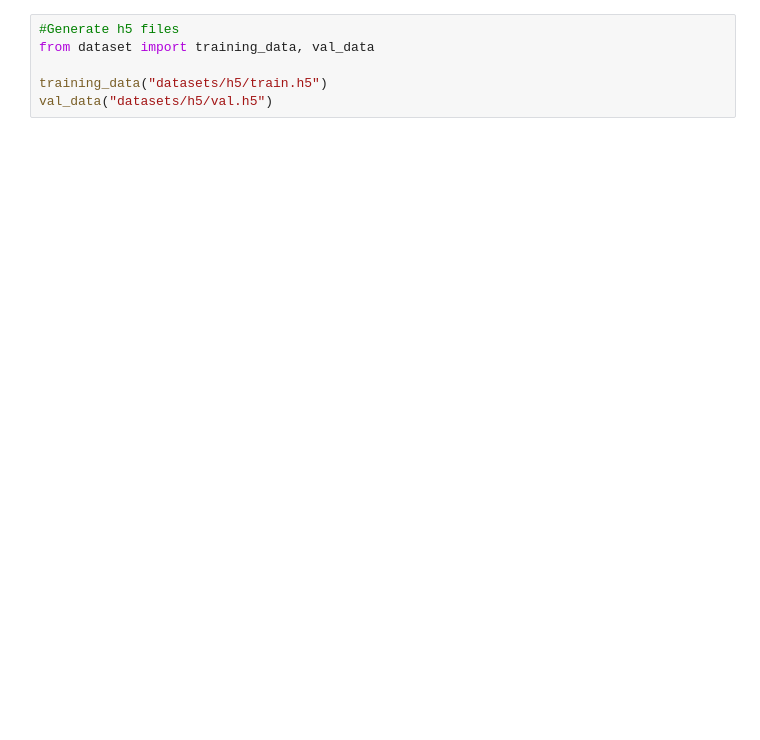
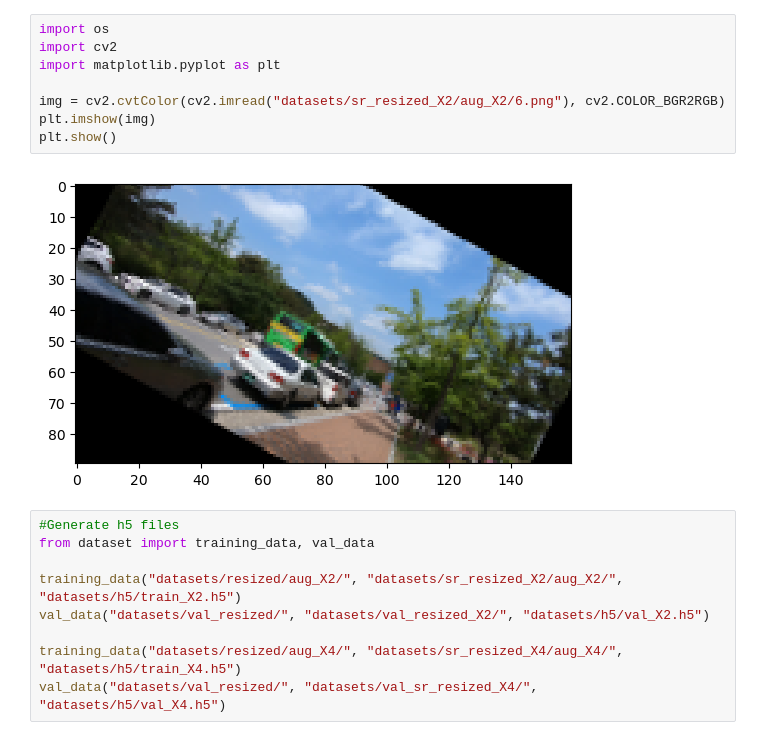
Before and after one commit to andreacoppari/ELSR-torch, a Jupyter notebook: data_nb.ipynb, the cells around one changed output. Cells and saved outputs as stored; diff of their text form; blank space fills up the shorter version.

```diff
--- a/data_nb.ipynb
+++ b/data_nb.ipynb
@@ -37,6 +64,19 @@ plt.show()
+# %%
+import os
+import cv2
+import matplotlib.pyplot as plt
+
+img = cv2.cvtColor(cv2.imread("datasets/sr_resized_X2/aug_X2/6.png"), cv2.COLOR_BGR2RGB)
+plt.imshow(img)
+plt.show()
+# %% [output]
+[figure, added]
 # %%
 #Generate h5 files
 from dataset import training_data, val_data
 
-training_data("datasets/h5/train.h5")
-val_data("datasets/h5/val.h5")
+training_data("datasets/resized/aug_X2/", "datasets/sr_resized_X2/aug_X2/", "datasets/h5/train_X2.h5")
+val_data("datasets/val_resized/", "datasets/val_resized_X2/", "datasets/h5/val_X2.h5")
+
+training_data("datasets/resized/aug_X4/", "datasets/sr_resized_X4/aug_X4/", "datasets/h5/train_X4.h5")
+val_data("datasets/val_resized/", "datasets/val_sr_resized_X4/", "datasets/h5/val_X4.h5")
```
Also changed, not shown: parts of 6 cells of this notebook, 8 other files.
